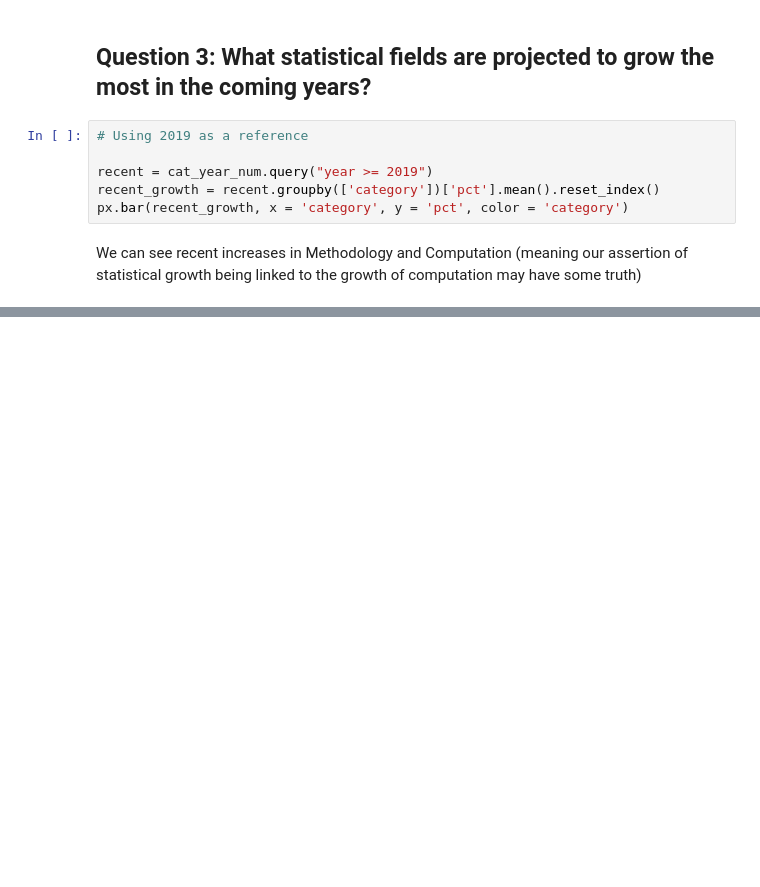
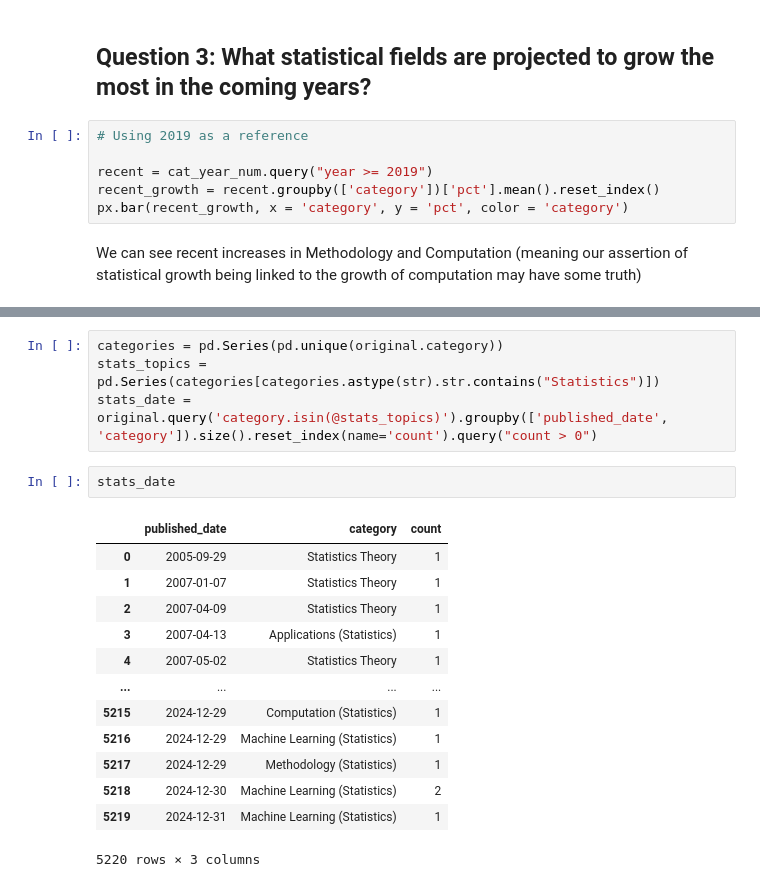
Before and after one commit to narenp12/stats140finalproj, a Jupyter notebook: stat.ipynb, the cells around one changed output, grey strips where cells are left out. Cells and saved outputs as stored; diff of their text form; blank space fills up the shorter version.

```diff
--- a/stat.ipynb
+++ b/stat.ipynb
@@ -233,0 +262,20 @@ We can see recent increases in Methodology and Computation (meaning our assertio
+# %%
+categories = pd.Series(pd.unique(original.category))
+stats_topics = pd.Series(categories[categories.astype(str).str.contains("Statistics")])
+stats_date = original.query('category.isin(@stats_topics)').groupby(['published_date', 'category']).size().reset_index(name='count').query("count > 0")
+# %%
+stats_date
+# %% [output]
+|  | published_date | category | count |
+| 0 | 2005-09-29 | Statistics Theory | 1 |
+| 1 | 2007-01-07 | Statistics Theory | 1 |
+| 2 | 2007-04-09 | Statistics Theory | 1 |
+| 3 | 2007-04-13 | Applications (Statistics) | 1 |
+| 4 | 2007-05-02 | Statistics Theory | 1 |
+| ... | ... | ... | ... |
+| 5215 | 2024-12-29 | Computation (Statistics) | 1 |
+| 5216 | 2024-12-29 | Machine Learning (Statistics) | 1 |
+| 5217 | 2024-12-29 | Methodology (Statistics) | 1 |
+| 5218 | 2024-12-30 | Machine Learning (Statistics) | 2 |
+| 5219 | 2024-12-31 | Machine Learning (Statistics) | 1 |
+5220 rows × 3 columns
```
Also changed, not shown: parts of 4 cells of this notebook, 2 other files.
